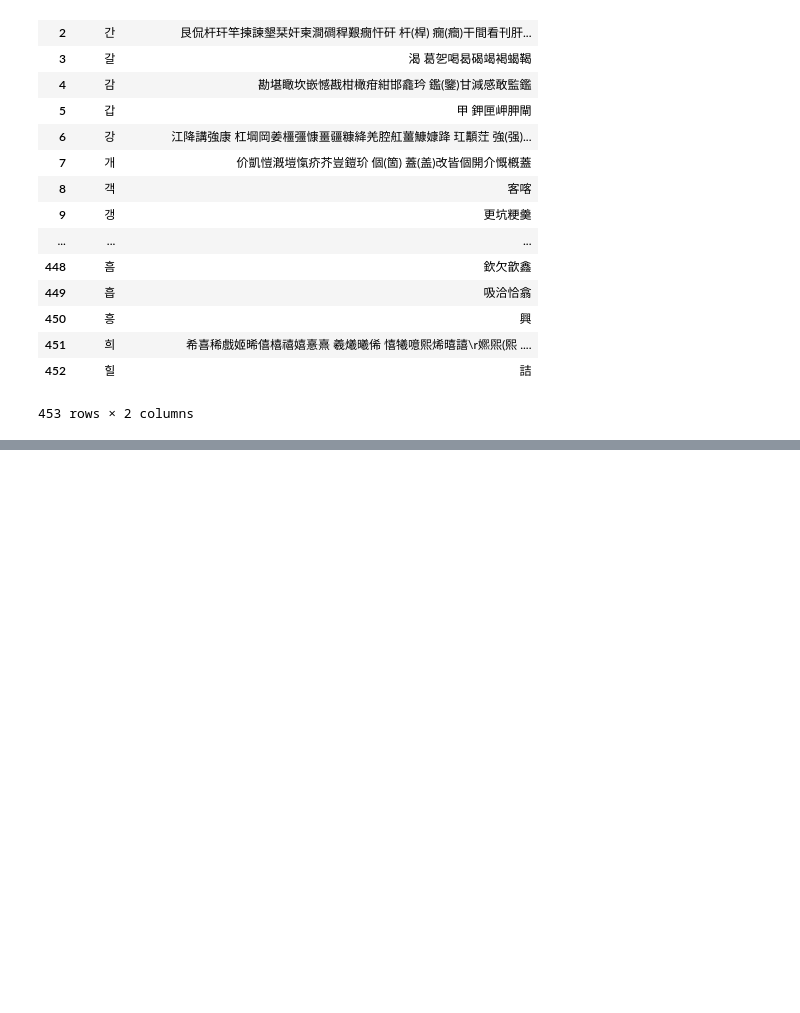
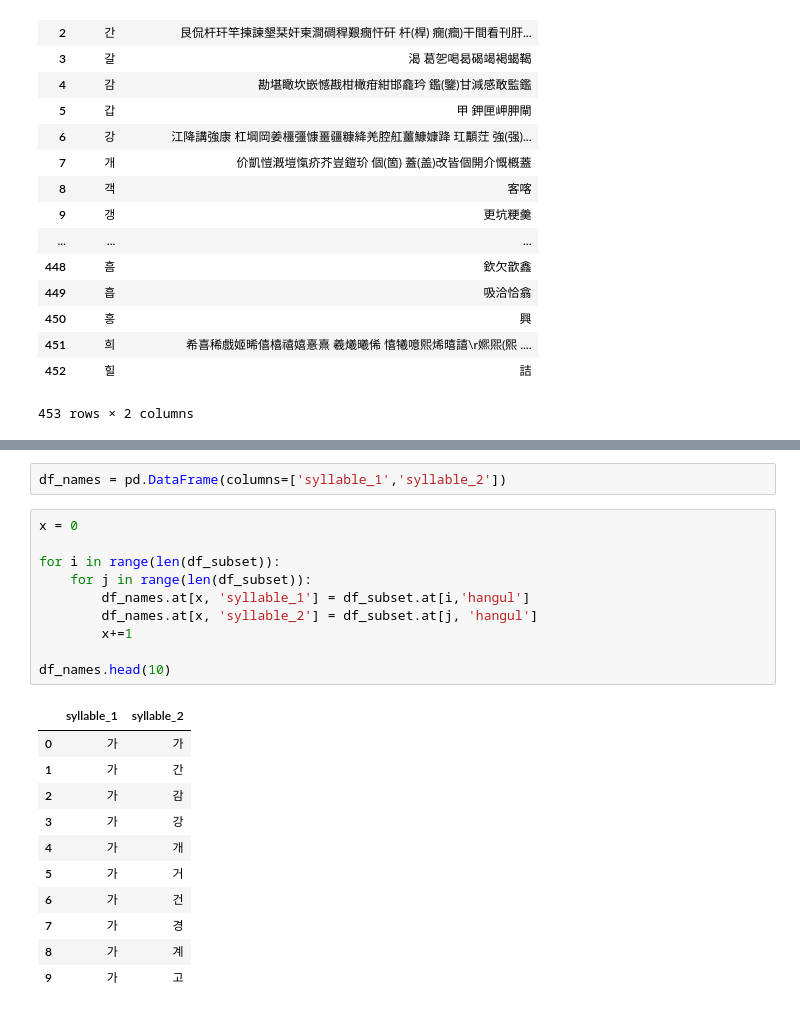
Before and after one commit to L-brierton/Korean-Name-Analysis, a Jupyter notebook: Korean Name Ver 2.ipynb, the cells around one changed output, grey strips where cells are left out. Cells and saved outputs as stored; diff of their text form; blank space fills up the shorter version.

```diff
--- a/Korean Name Ver 2.ipynb
+++ b/Korean Name Ver 2.ipynb
@@ -238,0 +303,24 @@ Using this, we're now going to use these name parts to construct a dataset with
+# %%
+df_names = pd.DataFrame(columns=['syllable_1','syllable_2'])
+# %%
+x = 0
+
+for i in range(len(df_subset)):
+    for j in range(len(df_subset)):
+        df_names.at[x, 'syllable_1'] = df_subset.at[i,'hangul']
+        df_names.at[x, 'syllable_2'] = df_subset.at[j, 'hangul']
+        x+=1
+
+df_names.head(10)
+# %% [output]
+|  | syllable_1 | syllable_2 |
+| 0 | 가 | 가 |
+| 1 | 가 | 간 |
+| 2 | 가 | 감 |
+| 3 | 가 | 강 |
+| 4 | 가 | 개 |
+| 5 | 가 | 거 |
+| 6 | 가 | 건 |
+| 7 | 가 | 경 |
+| 8 | 가 | 계 |
+| 9 | 가 | 고 |
```
Also changed, not shown: parts of 27 cells of this notebook.
